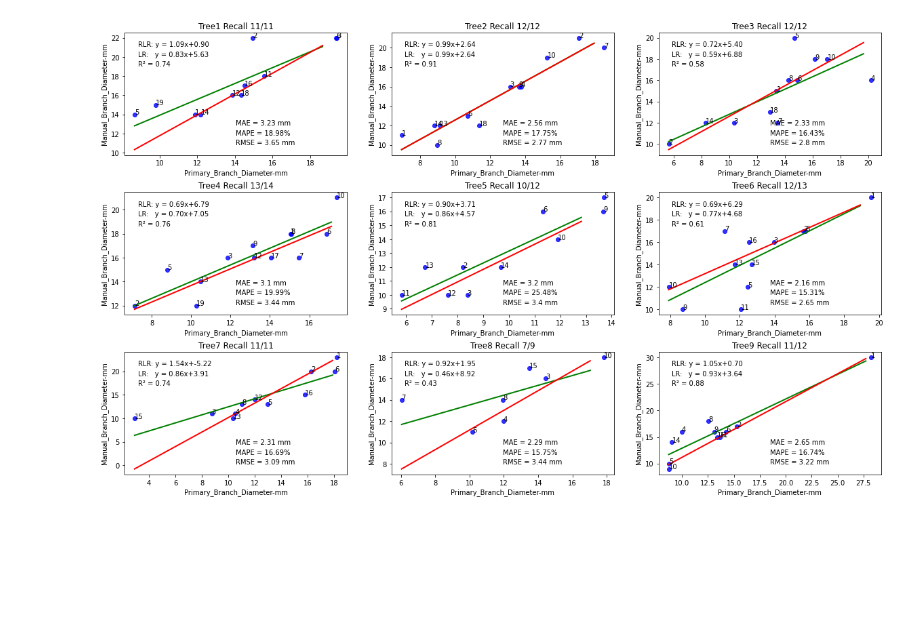
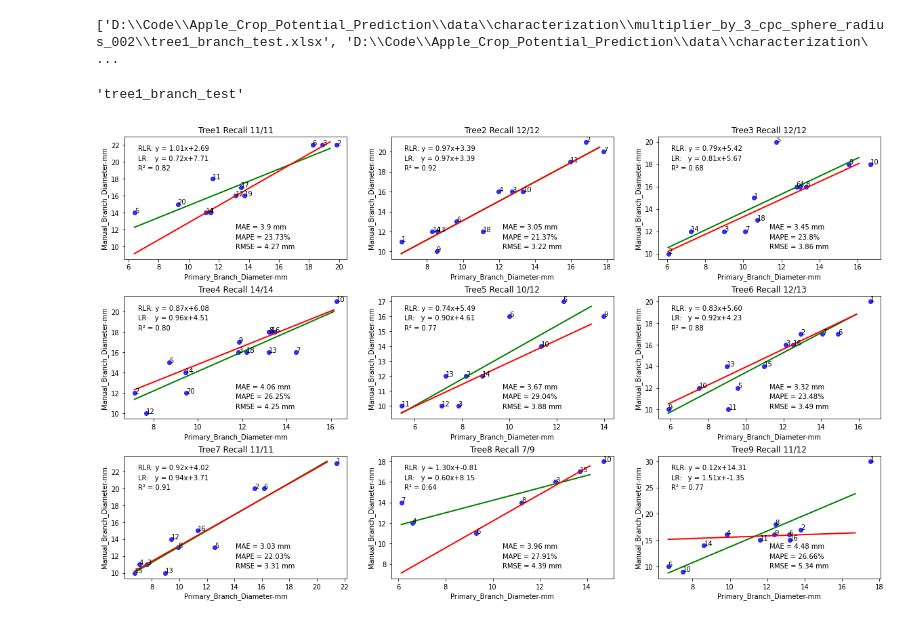
Before and after one commit to suptimq/AppleQSM, a Jupyter notebook: code/notebook/plot_branch_corr.ipynb, the cells around one changed output. Saved outputs shown, nothing was run; the diff lists cells and outputs as text; code cells hidden in the pictures; blank space fills up the shorter version.

```diff
--- a/code/notebook/plot_branch_corr.ipynb
+++ b/code/notebook/plot_branch_corr.ipynb
@@ -126,12 +126,20 @@ def evaluation(sensor_measurement, x, y):
 field_measurement_filepath = Path(r"D:\Data\Apple_Orchard\Lailiang_Cheng\Field_Measurements.xlsx")
 
 data_folder = Path(r'D:\Code\Apple_Crop_Potential_Prediction\data\characterization')
-exp_id =  'characterization_final'
+exp_id =  'multiplier_by_3_cpc_sphere_radius_002'
+exp_ref_id = 'multiplier_by_3'
 data_folder = data_folder / exp_id
 excel_files = sorted(glob(str(data_folder / 'tree*.xlsx')))
+print(excel_files)
 
-save_folder = data_folder / 'all_characterization'
+save_folder = data_folder
 save_folder.mkdir(exist_ok=True)
+# %% [output]
+['D:\\Code\\Apple_Crop_Potential_Prediction\\data\\characterization\\multiplier_by_3_cpc_sphere_radius_002\\tree1_branch_test.xlsx', 'D:\\Code\\Apple_Crop_Potential_Prediction\\data\\characterization\ ...
+# %%
+Path(excel_files[0]).
+# %% [output]
+'tree1_branch_test'
 # %%
 all_tree_df = None
 all_sensor_measurement = 0
@@ -146,7 +154,7 @@ fig, axs = plt.subplots(nrows=nrows, ncols=ncols, figsize=(20, 12))
 plt.subplots_adjust(wspace=None, hspace=0.3)
 
 
-for index, characterization_filepath in enumerate(excel_files[:]):
+for index, characterization_filepath in enumerate(excel_files[:-1]):
 
     row = index // ncols
     col = index % ncols
@@ -158,11 +166,15 @@ for index, characterization_filepath in enumerate(excel_files[:]):
     field_measurement_df = pd.read_excel(field_measurement_filepath, sheet_name=tree_id.capitalize())
 
     characterization_excel = openpyxl.load_workbook(str(characterization_filepath))
+    ref_characterization_filepath = Path(characterization_filepath).parents[1] / exp_ref_id / os.path.basename(characterization_filepath)
+    ref_sensor_measurement_excel = openpyxl.load_workbook(str(ref_characterization_filepath))
     calibrated_sensor_measurement_gt = None
 
     sheetname = characterization_excel.sheetnames[0]
     sensor_measurement_df = pd.read_excel(str(characterization_filepath), sheet_name=sheetname)
-    calibrated_sensor_measurement_df = calibrate_branch_trait_from_other_excel(sensor_measurement_df, field_measurement_df)
+    ref_sensor_measurement_df = pd.read_excel(str(ref_characterization_filepath), sheet_name=sheetname)
+
+    calibrated_sensor_measurement_df = calibrate_branch_trait_from_other_excel(ref_sensor_measurement_df, field_measurement_df)
 
     sensor_measurement_df_reset = sensor_measurement_df.set_index('Branch ID')
     calibrated_sensor_measurement_df_reset = calibrated_sensor_measurement_df.set_index('Branch ID')
@@ -177,34 +189,34 @@ for index, characterization_filepath in enumerate(excel_files[:]):
     if all_tree_df is None:
         all_tree_df = valid_sensor_measurement_df
     else:
         all_tree_df = pd.concat([all_tree_df, valid_sensor_measurement_df])
 
     all_sensor_measurement = all_sensor_measurement + total_sensor_measurement
     all_field_measurement = all_field_measurement + total_field_measurement
 
     metrics = evaluation(valid_sensor_measurement_df, x=x_axis, y=y_axis)
     lr_x, lr_y, lr_coef, lr_intercept, lr_score = metrics['LR']
     ransac_lr_x, ransac_lr_y, rlr_coef, rlr_intercept, rlr_score = metrics['RLR']
     sns.regplot(x=x_axis, y=y_axis, data=valid_sensor_measurement_df, ci=None, fit_reg=False, robust=False, scatter_kws={"color": "blue"}, line_kws={"color": "red"}, ax=ax)
     ax.plot(lr_x, lr_y, color="green", linewidth=2, label="Linear regressor")
     ax.plot(ransac_lr_x, ransac_lr_y, color="red", linewidth=2, label="RANSAC regressor")
 
     for row in valid_sensor_measurement_df.iterrows():
         tmp_est = row[1][x_axis]
         tmp_gt = row[1][y_axis]
         ax.text(tmp_est, tmp_gt, row[0])
 
     ax.text(0.06, 0.9, f'RLR: y = {rlr_coef[0][0]:.2f}x+{rlr_intercept[0]:.2f}', horizontalalignment='left', verticalalignment='center', transform=ax.transAxes)
     ax.text(0.06, 0.82, f'LR:   y = {lr_coef[0][0]:.2f}x+{lr_intercept[0]:.2f}', horizontalalignment='left', verticalalignment='center', transform=ax.transAxes)
     ax.text(0.06, 0.74, f'R\u00b2 = {lr_score:.2f}', horizontalalignment='left', verticalalignment='center', transform=ax.transAxes)
     ax.text(0.5, 0.26, f"MAE = {metrics['MAE']} mm", horizontalalignment='left', verticalalignment='center', transform=ax.transAxes)
     ax.text(0.5, 0.18, f"MAPE = {metrics['MAPE']}%", horizontalalignment='left', verticalalignment='center', transform=ax.transAxes)
     ax.text(0.5, 0.1, f"RMSE = {metrics['RMSE']} mm", horizontalalignment='left', verticalalignment='center', transform=ax.transAxes)
     ax.set_title(f'{tree_id.capitalize()} Recall {total_sensor_measurement}/{total_field_measurement}')
 
 plt.savefig(str(save_folder / 'Diameter.png'), dpi=300)
 # %% [output]
-[figure, old version]
+[figure, new version]
 # %%
 x_axis = 'Vertical_Croth_Angle-Degree'
 y_axis = 'Manual_Vertical_Crotch_Angle-Degree'
```
Also changed, not shown: parts of 5 cells of this notebook, 4 other files.
